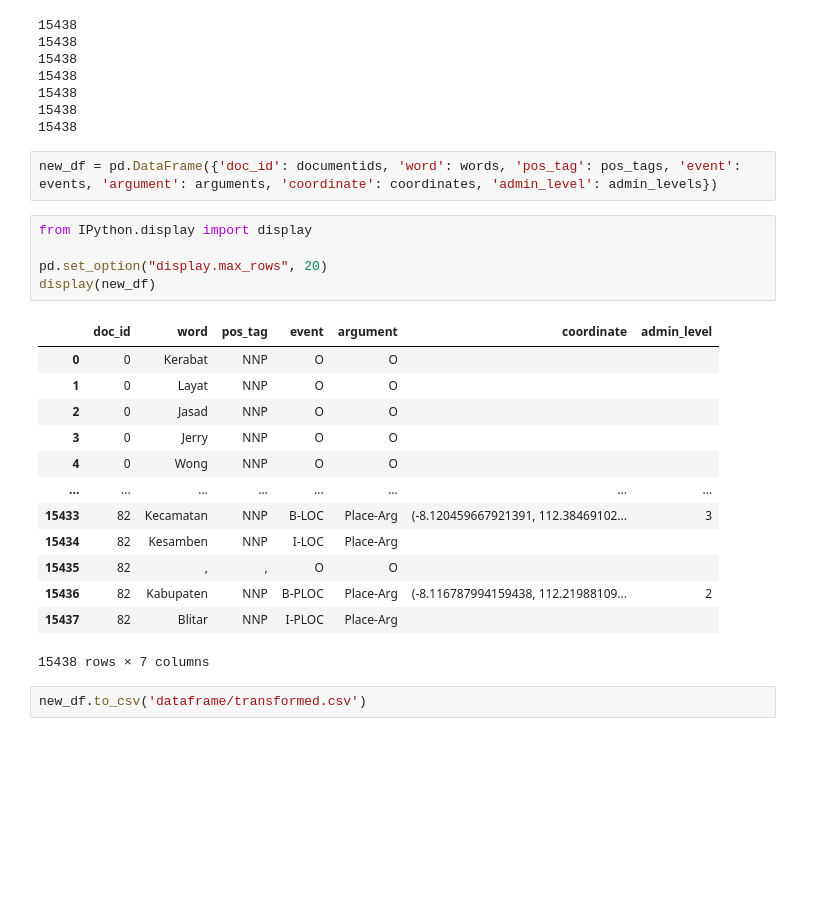
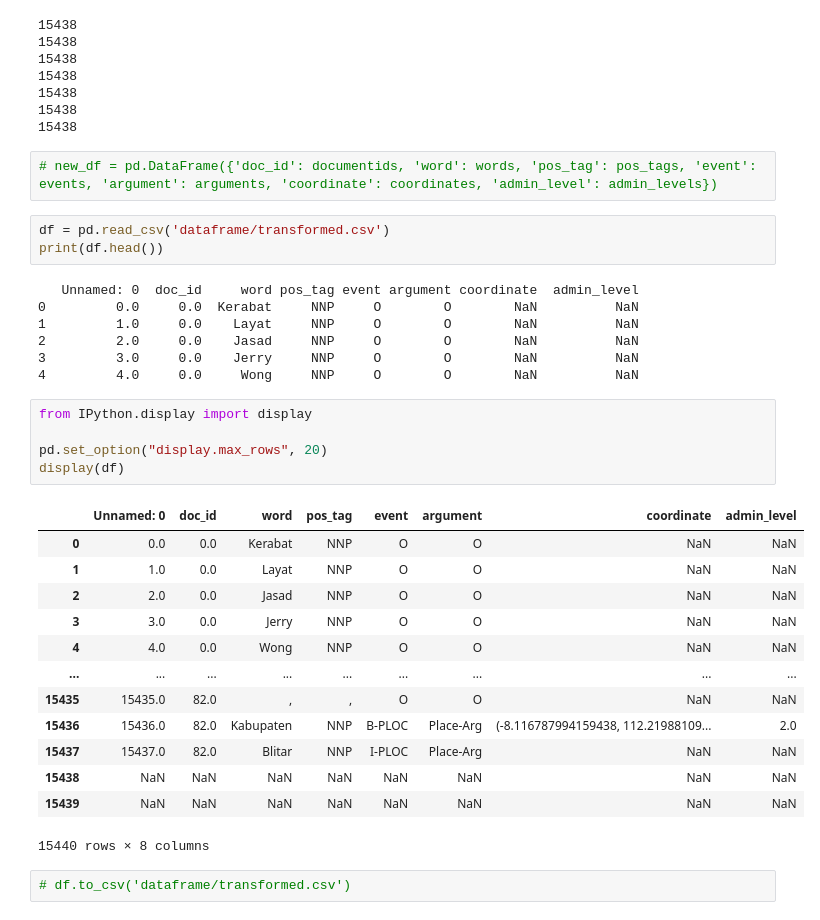
Before and after one commit to azurast/GeoEventExtraction, a Jupyter notebook: geoparse.ipynb, the cells around one changed output. Saved outputs shown, nothing was run; the diff lists cells and outputs as text; blank space fills up the shorter version.

```diff
--- a/geoparse.ipynb
+++ b/geoparse.ipynb
@@ -662,28 +664,38 @@ print(len(admin_levels))
 15438
 15438
 # %%
-new_df = pd.DataFrame({'doc_id': documentids, 'word': words, 'pos_tag': pos_tags, 'event': events, 'argument': arguments, 'coordinate': coordinates, 'admin_level': admin_levels})
+# new_df = pd.DataFrame({'doc_id': documentids, 'word': words, 'pos_tag': pos_tags, 'event': events, 'argument': arguments, 'coordinate': coordinates, 'admin_level': admin_levels})
+# %%
+df = pd.read_csv('dataframe/transformed.csv')
+print(df.head())
+# %% [output]
+   Unnamed: 0  doc_id     word pos_tag event argument coordinate  admin_level
+0         0.0     0.0  Kerabat     NNP     O        O        NaN          NaN
+1         1.0     0.0    Layat     NNP     O        O        NaN          NaN
+2         2.0     0.0    Jasad     NNP     O        O        NaN          NaN
+3         3.0     0.0    Jerry     NNP     O        O        NaN          NaN
+4         4.0     0.0     Wong     NNP     O        O        NaN          NaN
 # %%
 from IPython.display import display
 
 pd.set_option("display.max_rows", 20)
-display(new_df)
+display(df)
 # %% [output]
-|  | doc_id | word | pos_tag | event | argument | coordinate | admin_level |
-| 0 | 0 | Kerabat | NNP | O | O |  |  |
-| 1 | 0 | Layat | NNP | O | O |  |  |
-| 2 | 0 | Jasad | NNP | O | O |  |  |
-| 3 | 0 | Jerry | NNP | O | O |  |  |
-| 4 | 0 | Wong | NNP | O | O |  |  |
-| ... | ... | ... | ... | ... | ... | ... | ... |
-| 15433 | 82 | Kecamatan | NNP | B-LOC | Place-Arg | (-8.120459667921391, 112.38469102... | 3 |
-| 15434 | 82 | Kesamben | NNP | I-LOC | Place-Arg |  |  |
-| 15435 | 82 | , | , | O | O |  |  |
-| 15436 | 82 | Kabupaten | NNP | B-PLOC | Place-Arg | (-8.116787994159438, 112.21988109... | 2 |
-| 15437 | 82 | Blitar | NNP | I-PLOC | Place-Arg |  |  |
+|  | Unnamed: 0 | doc_id | word | pos_tag | event | argument | coordinate | admin_level |
+| 0 | 0.0 | 0.0 | Kerabat | NNP | O | O | NaN | NaN |
+| 1 | 1.0 | 0.0 | Layat | NNP | O | O | NaN | NaN |
+| 2 | 2.0 | 0.0 | Jasad | NNP | O | O | NaN | NaN |
+| 3 | 3.0 | 0.0 | Jerry | NNP | O | O | NaN | NaN |
+| 4 | 4.0 | 0.0 | Wong | NNP | O | O | NaN | NaN |
+| ... | ... | ... | ... | ... | ... | ... | ... | ... |
+| 15435 | 15435.0 | 82.0 | , | , | O | O | NaN | NaN |
+| 15436 | 15436.0 | 82.0 | Kabupaten | NNP | B-PLOC | Place-Arg | (-8.116787994159438, 112.21988109... | 2.0 |
+| 15437 | 15437.0 | 82.0 | Blitar | NNP | I-PLOC | Place-Arg | NaN | NaN |
+| 15438 | NaN | NaN | NaN | NaN | NaN | NaN | NaN | NaN |
+| 15439 | NaN | NaN | NaN | NaN | NaN | NaN | NaN | NaN |
-15438 rows × 7 columns
+15440 rows × 8 columns
 # %%
-new_df.to_csv('dataframe/transformed.csv')
+# df.to_csv('dataframe/transformed.csv')
 # %%
 def get_unique_values_overview(column):
     column_unique_count = column.nunique()
```
Also changed, not shown: parts of 25 cells of this notebook, 1 other file.
